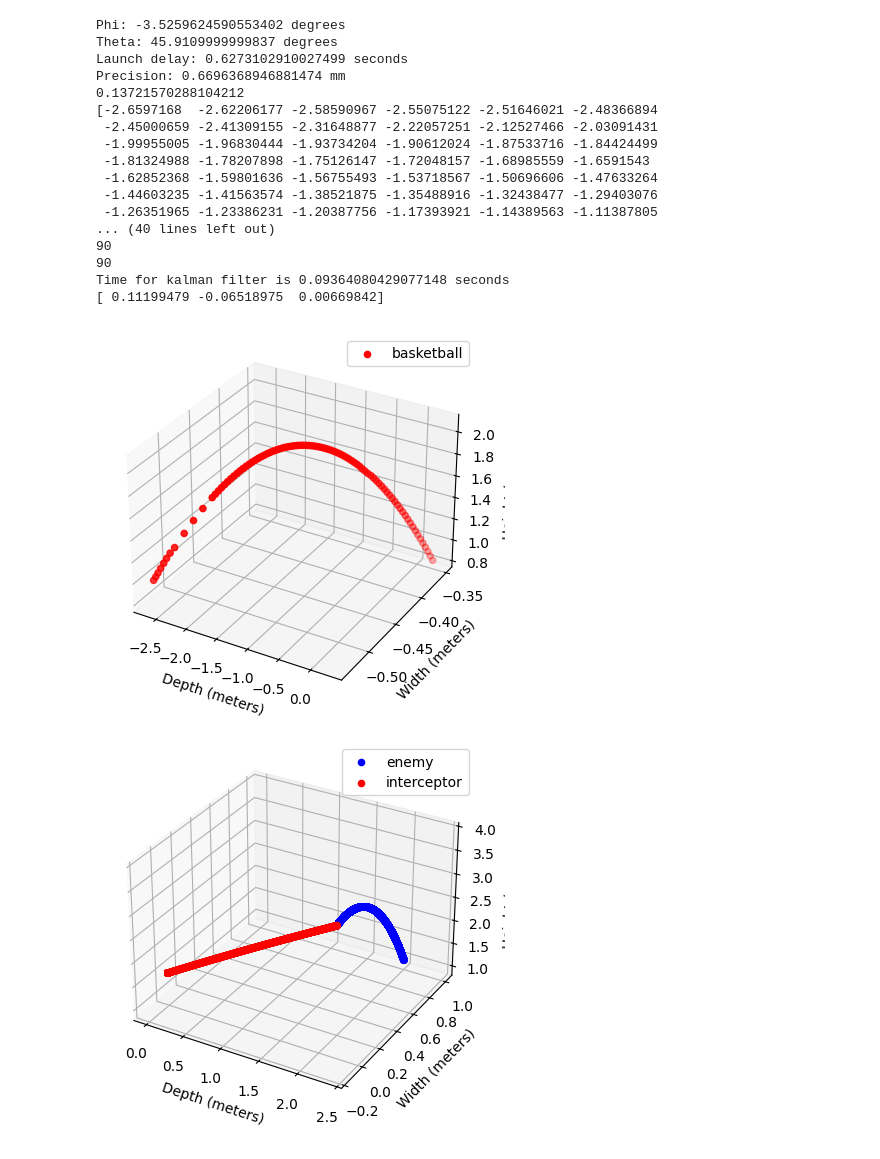
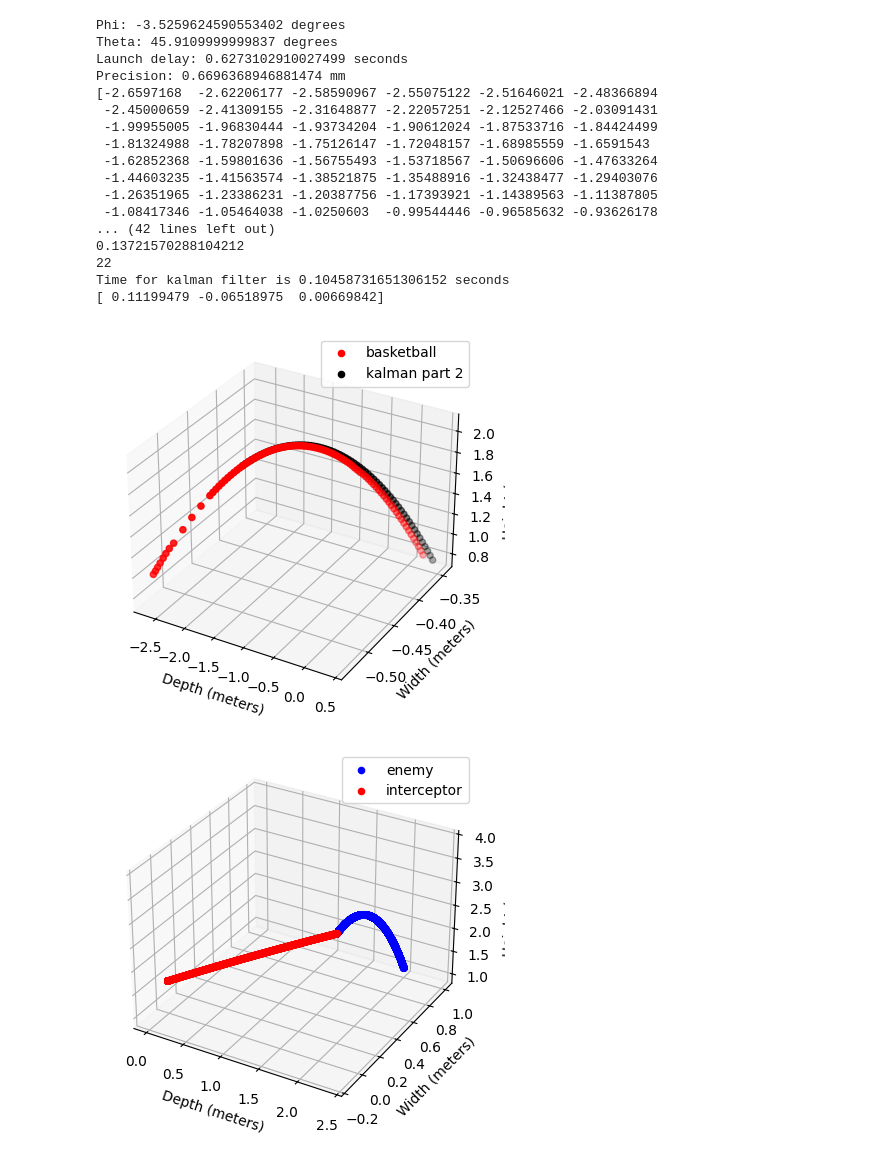
Before and after one commit to Supernova2002/Senior-Projects, a Jupyter notebook: interceptor_Sim.ipynb, the cells around one changed output. Cells and saved outputs as stored; diff of their text form; code cells hidden in the pictures.

Commit message:
implemented some basic version of initial velocity calc, but it seems to make prediction worse not better

```diff
--- a/interceptor_Sim.ipynb
+++ b/interceptor_Sim.ipynb
@@ -151,6 +151,7 @@ print(f'Precision: {1000*min(Deviation)} mm')
 
 
 #projectile_df = pd.read_csv('projectile-basket-ball 1.csv',index_col='Frame')
+time1 = time.time()
 projectile_df = pd.read_csv('projectile-interception-regular 2.csv',index_col='Frame')
 projectile_df = projectile_df.dropna()
 basketball_x = projectile_df['TX'].values
@@ -170,8 +171,13 @@ print(len(basketball_y))
 print(len(basketball_z))
 
 
-initial_velocity = basketball_y[1]-basketball_y[0]
-
+framerate = 100
+initial_distance = basketball_y[1]-basketball_y[0]
+initial_velocity = (basketball_y[1]-basketball_y[0]) * framerate
+print(initial_distance)
+print(initial_velocity)
+#sys.exit(1)
+dt = 1 / framerate
 initial_state = np.asarray([x_a[0],y_a[0],z_a[0],0,0,0,0,-1*g,0])
 print(dT)
 transition_matrix = np.asarray(
@@ -208,11 +214,11 @@ for values in zip(basketball_x,basketball_y,basketball_z):
   measurements.append(values)
 #measurements = measurements[0::100]
 
-time1 = time.time()
+
 shrink_factor =4
 
 measurements = measurements[0::int(len(measurements)/60)]
-print(len(measurements))
+print(len(measurements[:int(len(measurements)//shrink_factor)]))
 
 kf1 = kf1.em(measurements[:int(len(measurements)//shrink_factor)], n_iter=20)
 
@@ -246,7 +252,7 @@ ax.scatter(basketball_x, basketball_z, basketball_y, c = 'red', label = "basketb
 #ax.scatter(x_a, z_a, y_a, c = 'blue', label = "enemy")
 #ax.scatter(x_b, z_b, y_b, c = 'red', label = "interceptor")
 #ax.scatter(smoothed_state_means[:,0],smoothed_state_means[:,2],smoothed_state_means[:,1], c="orange", label = "kalman part 1")
-#ax.scatter(predicted_state_means[:,0],predicted_state_means[:,2],predicted_state_means[:,1], c="black", label = "kalman part 2")
+ax.scatter(predicted_state_means[:,0],predicted_state_means[:,2],predicted_state_means[:,1], c="black", label = "kalman part 2")
 ax.legend()
 ax.set_xlabel("Depth (meters)")
 ax.set_zlabel("Height (meters)")
@@ -281,39 +287,39 @@ plt.ylabel("Height (meters)")
 plt.show()
 
 plt.figure()
 plt.scatter(T, z_a, c = 'blue', label = "enemy")
 plt.scatter(T, z_b, c = 'red', label = "interceptor")
 plt.legend()
 plt.xlabel("Time (seconds)")
 plt.ylabel("Width (meters)")
 plt.show()
 
 plt.figure()
 plt.scatter(T, x_a, c = 'blue', label = "enemy")
 plt.scatter(T, x_b, c = 'red', label = "interceptor")
 plt.legend()
 plt.xlabel("Time (seconds)")
 plt.ylabel("Depth (meters)")
 plt.show()
 # %% [output]
 Phi: -3.5259624590553402 degrees
 Theta: 45.9109999999837 degrees
 Launch delay: 0.6273102910027499 seconds
 Precision: 0.6696368946881474 mm
-0.13721570288104212
 [-2.6597168  -2.62206177 -2.58590967 -2.55075122 -2.51646021 -2.48366894
  -2.45000659 -2.41309155 -2.31648877 -2.22057251 -2.12527466 -2.03091431
  -1.99955005 -1.96830444 -1.93734204 -1.90612024 -1.87533716 -1.84424499
  -1.81324988 -1.78207898 -1.75126147 -1.72048157 -1.68985559 -1.6591543
  -1.62852368 -1.59801636 -1.56755493 -1.53718567 -1.50696606 -1.47633264
  -1.44603235 -1.41563574 -1.38521875 -1.35488916 -1.32438477 -1.29403076
  -1.26351965 -1.23386231 -1.20387756 -1.17393921 -1.14389563 -1.11387805
-... (40 lines left out)
-90
-90
-Time for kalman filter is 0.09364080429077148 seconds
+ -1.08417346 -1.05464038 -1.0250603  -0.99544446 -0.96585632 -0.93626178
+... (42 lines left out)
+0.13721570288104212
+22
+Time for kalman filter is 0.10458731651306152 seconds
 [ 0.11199479 -0.06518975  0.00669842]
-[figure, old version]
+[figure, new version]
 [figure]
 [figure]
 [figure]
```
